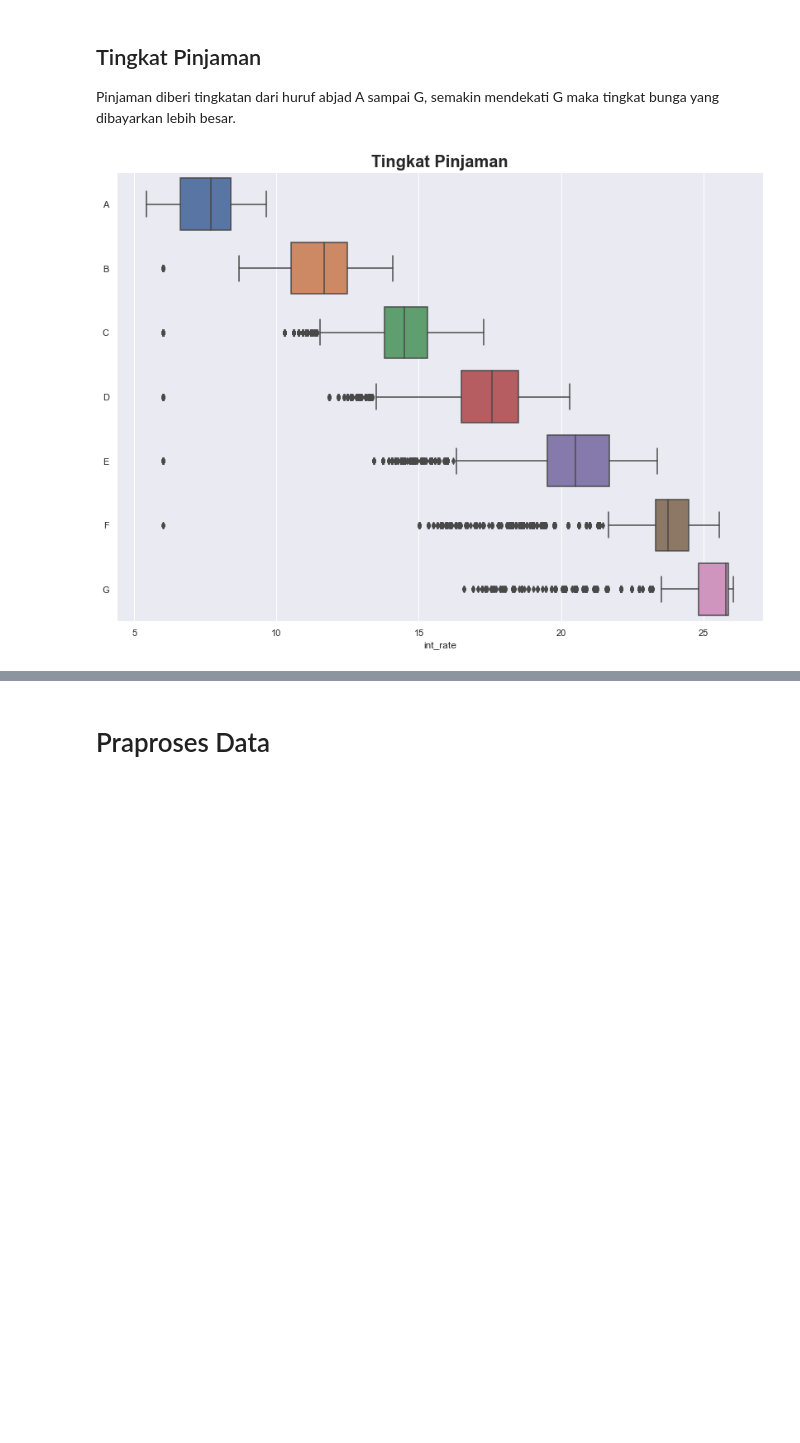
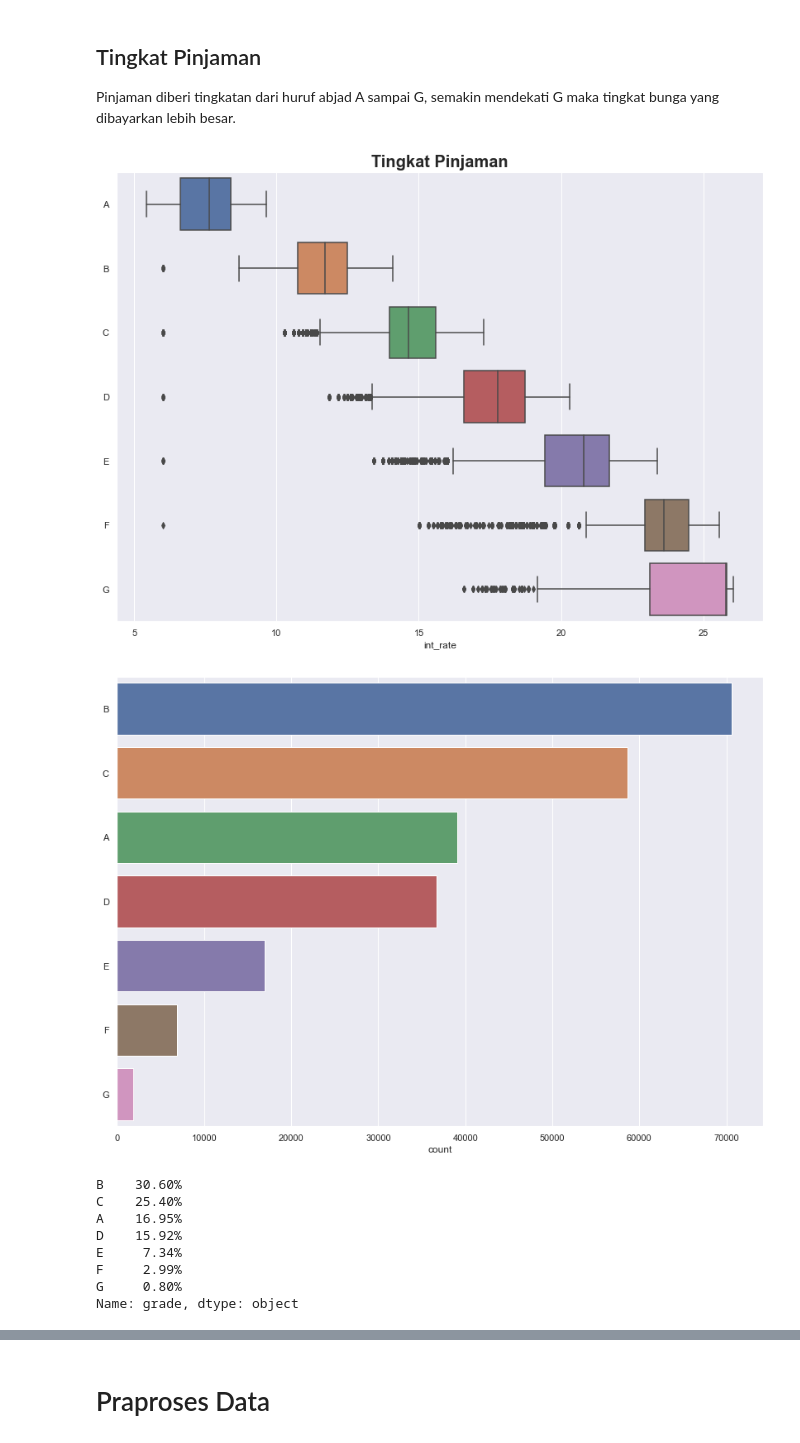
Before and after one commit to rakkaalhazimi/Loan-Status-Prediction, a Jupyter notebook: credit_loan_predictions.ipynb, the cells around one changed output, grey strips where cells are left out. Drawn from its saved outputs; the diff is of its cells as text; code cells hidden in the pictures; blank space fills up the shorter version.

```diff
--- a/credit_loan_predictions.ipynb
+++ b/credit_loan_predictions.ipynb
@@ -8,15 +8,20 @@ import os
 import numpy as np
 import pandas as pd
 import matplotlib.pyplot as plt
-import seaborn as sns; sns.set()
+import seaborn as sns; sns.set();
 
 from sklearn.linear_model import LogisticRegression
 from sklearn.model_selection import train_test_split
-from sklearn.preprocessing import OneHotEncoder, MaxAbsScaler
+from sklearn.pipeline import Pipeline
+from sklearn.compose import make_column_selector as selector
+from sklearn.compose import ColumnTransformer
+from sklearn.preprocessing import OneHotEncoder, StandardScaler
 from sklearn.impute import SimpleImputer
-from sklearn.metrics import classification_report
+from sklearn.metrics import classification_report, confusion_matrix
 
 pd.set_option("display.max_columns", 100)
+pd.set_option("display.max_rows", 100)
+pd.set_option("display.max_colwidth", 1000)
 # %% [markdown]
 # Persiapkan Data
 # %%
@@ -244,0 +163,17 @@ Sebagian besar pinjaman berada dalam status "sedang berjalan". Pada tingkat kebe
+# %%
+# Tentukan kategori yang akan digunakan
+approved_cat = ["Fully Paid"]
+dissaproved_cat = [
+    "Charged Off",
+    "Default",
+    "Does not meet the credit policy. Status:Fully Paid",
+    "Does not meet the credit policy. Status:Charged Off"
+]
+# %%
+# Ganti dengan label baru
+def label_loan_status(value):
+    if value in approved_cat:
+        return 1
+    return 0
+
+label_loan_status("Fully Paid")
@@ -245,3 +182,7 @@ Sebagian besar pinjaman berada dalam status "sedang berjalan". Pada tingkat kebe
+# %%
+# Saring dan terapkan fungsi
+inter_df = raw_df[raw_df["loan_status"].isin(approved_cat + dissaproved_cat)].copy()
+inter_df["loan_status"] = inter_df["loan_status"].apply(label_loan_status)
 # %%
 plot_count(inter_df, y="loan_status", title="Status Pinjaman")
 # %% [output]
@@ -348,9 +307,19 @@ Pinjaman diberi tingkatan dari huruf abjad A sampai G, semakin mendekati G maka
 # %%
 x, y = "int_rate", "grade"
 order = inter_df[y].sort_values().unique()
 plot_boxplot(inter_df, x=x, y=y, title="Tingkat Pinjaman", order=order)
+plot_count(df=inter_df, y=y, title="")
 inter_df.groupby(y)[x].describe()
 # %% [output]
-[figure, old version]
+[figure, new version]
+[figure, added]
+B    30.60%
+C    25.40%
+A    16.95%
+D    15.92%
+E     7.34%
+F     2.99%
+G     0.80%
+Name: grade, dtype: object
 |  | count | mean | std | min | 25% | 50% | 75% | max |
 | grade |  |  |  |  |  |  |  |  |
```
Also changed, not shown: parts of 79 cells of this notebook, 1 other file.
